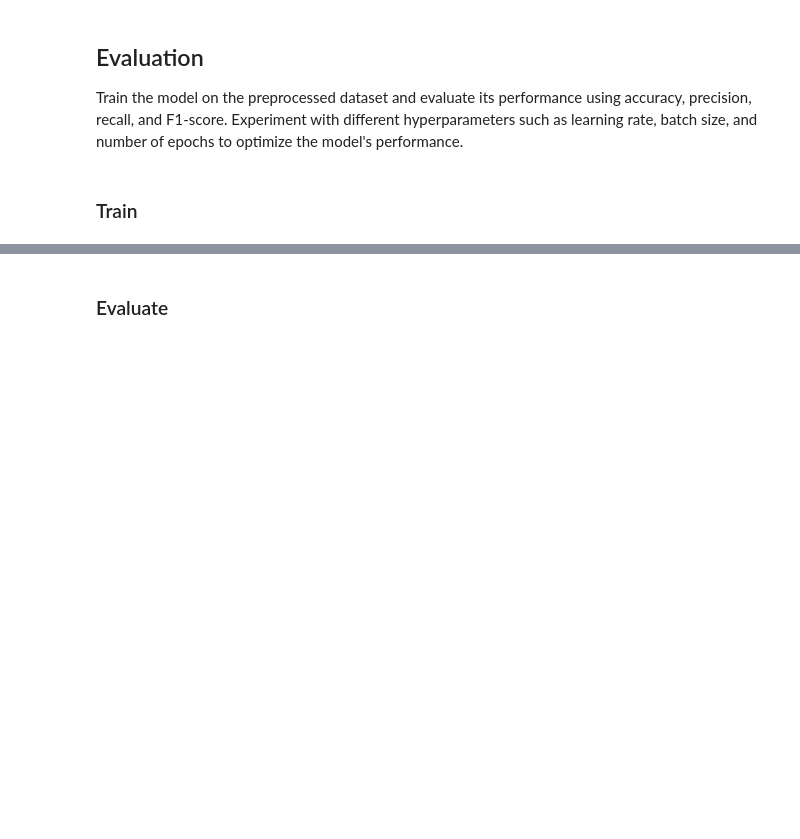
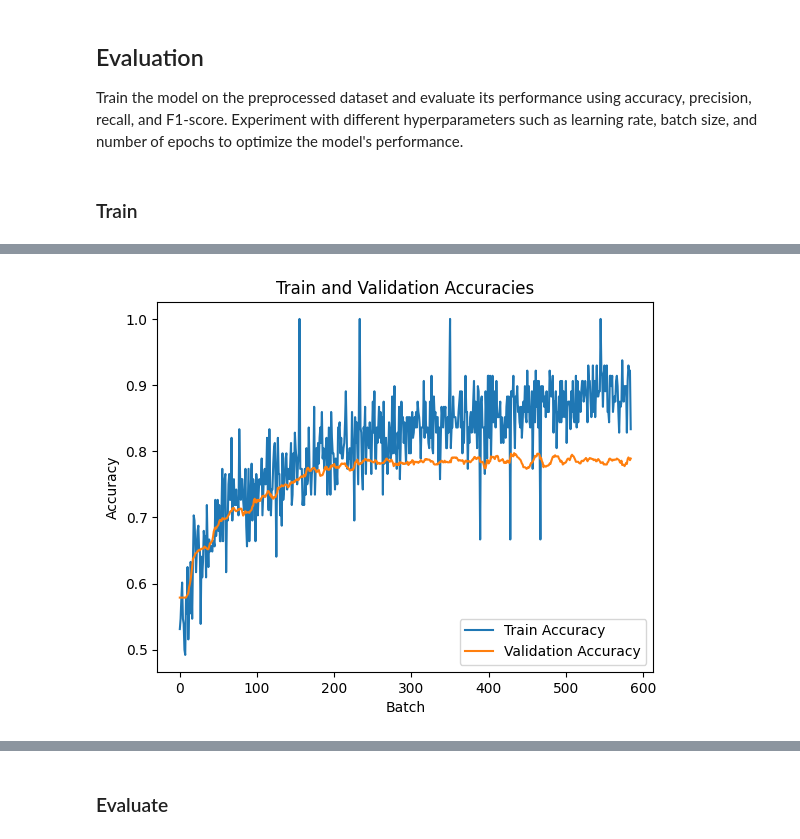
Before and after one commit to SebastianKropp/DisasterDetectionModel, a Jupyter notebook: Transformer.ipynb, the cells around one changed output, grey strips where cells are left out. Cells and saved outputs as stored; diff of their text form; code cells hidden in the pictures; blank space fills up the shorter version.

```diff
--- a/Transformer.ipynb
+++ b/Transformer.ipynb
@@ -100,13 +114,13 @@ print("Attention Mask:", attention_masks[0])
 # ----- Build train dataset -----
 
 # Preprocess the text data
-train_input_ids, train_attention_masks = preprocess(train_texts, tokenizer)
+train_input_ids, train_attention_masks, train_features_tensor = preprocess(train_texts, tokenizer, train_features)
 
 # Convert train_labels to a list, then to a tensor
 train_labels_tensor = torch.tensor(train_labels.tolist()).to(device)
 
 # Build train dataset
-train_dataset = torch.utils.data.TensorDataset(train_input_ids, train_attention_masks, train_labels_tensor)
+train_dataset = torch.utils.data.TensorDataset(train_input_ids, train_attention_masks, train_features_tensor, train_labels_tensor)
 
 # Split the dataset into train and validation sets
 train_size = int(0.8 * len(train_dataset))
@@ -116,13 +130,13 @@ train_dataset, val_dataset = torch.utils.data.random_split(train_dataset, [train
 # ------ Build test dataset -----
 
 # Preprocess the text data
-test_input_ids, test_attention_masks = preprocess(test_texts, tokenizer)
+test_input_ids, test_attention_masks, test_features_tensor = preprocess(test_texts, tokenizer, test_features)
 
 # Convert train_labels to a list, then to a tensor
 test_labels_tensor = torch.tensor(test_labels.tolist()).to(device)
 
 # Build test dataset
-test_dataset = torch.utils.data.TensorDataset(test_input_ids, test_attention_masks, test_labels_tensor)
+test_dataset = torch.utils.data.TensorDataset(test_input_ids, test_attention_masks, test_features_tensor, test_labels_tensor)
 # %%
 # Define batch size
 batch_size = 128
@@ -163,7 +231,7 @@ Train the model on the preprocessed dataset and evaluate its performance using a
 # %% [markdown]
 ### Train
 # %%
-def train_model(model, optimizer, criterion, trainloader, valloader):
+def train_model(model, optimizer, criterion, trainloader, valloader, use_features=False):
   model.train()
 
   losses = []  # List to store the loss after each epoch
@@ -176,13 +244,16 @@ def train_model(model, optimizer, criterion, trainloader, valloader):
       running_loss = 0.0
 
       for batch in trainloader:
-          input_ids, attention_masks, labels = batch
-          input_ids, attention_masks, labels = input_ids.to(device), attention_masks.to(device), labels.to(device)
+          input_ids, attention_masks, features, labels = batch
+          input_ids, attention_masks, features, labels = input_ids.to(device), attention_masks.to(device), features.to(device), labels.to(device)
 
           optimizer.zero_grad()
 
           # Forward pass
-          outputs = model(input_ids, attention_mask=attention_masks)
+          if use_features:
+            outputs = model(input_ids=input_ids, attention_mask=attention_masks, features=features)
+          else:
+            outputs = model(input_ids=input_ids, attention_mask=attention_masks)
 
           if hasattr(outputs, 'logits'):
               # BERT model
@@ -190,10 +261,7 @@ def train_model(model, optimizer, criterion, trainloader, valloader):
               loss = criterion(logits, labels)
           else:
               # GPT model
-              #hidden_states = outputs.last_hidden_state.to(device)
-              #logits = model.classifier(hidden_states)
-              #labels = F.one_hot(labels, num_labels).float().to(device)
-              logits = outputs.last_hidden_state[:, 0, :]
+              logits = outputs.last_hidden_state[:, 0, :].to(device)
               loss = criterion(logits, labels.long())
 
           # Backward pass and optimization
@@ -210,7 +278,7 @@ def train_model(model, optimizer, criterion, trainloader, valloader):
           accuracies.append(batch_accuracy)
 
           # Uncomment to calculate validation accuracy (takes more time)
-          val_accuracy, _, _, _, _ = evaluate_model(model, valloader, False)
+          val_accuracy, _, _, _, _ = evaluate_model(model, valloader, False, use_features=use_features)
           val_accuracies.append(val_accuracy)
 
       # Check if the current validation accuracy is better than the previous best
@@ -238,11 +306,18 @@ epochs = 50
 patience = 2
 
 # Define the optimizer and criterion
-optimizer = optim.AdamW(model.parameters(), lr=learning_rate) # best learning rate: 1e-5, avg result: ~80%
-#optimizer = optim.RMSprop(model.parameters(), lr=learning_rate) # best learning rate: 1e-5, avg result: ~81% accuracy
-#optimizer = optim.Adam(model.parameters(), lr=learning_rate) # best learning rate: 1e-5, avg result: ~80% accuracy
+optimizer1 = optim.AdamW(model1.parameters(), lr=learning_rate) # best learning rate: 1e-5, avg result: ~80%
+#optimizer1 = optim.RMSprop(model1.parameters(), lr=learning_rate) # best learning rate: 1e-5, avg result: ~81% accuracy
+#optimizer1 = optim.Adam(model1.parameters(), lr=learning_rate) # best learning rate: 1e-5, avg result: ~80% accuracy
+
+optimizer2 = optim.AdamW(model2.parameters(), lr=learning_rate) # best learning rate: 1e-5, avg result: ~80%
+#optimizer2 = optim.RMSprop(model2.parameters(), lr=learning_rate) # best learning rate: 1e-5, avg result: ~81% accuracy
+#optimizer2 = optim.Adam(model2.parameters(), lr=learning_rate) # best learning rate: 1e-5, avg result: ~80% accuracy
 
 criterion = nn.CrossEntropyLoss()  # CrossEntropyLoss for multi-class classification
 
 # Define the scheduler to adjust learning rate
 #scheduler = get_linear_schedule_with_warmup(optimizer, num_warmup_steps=0, num_training_steps=len(trainloader) * epochs)
+# %%
+# Train model1
+losses1, accuracies1, val_accuracies1 = train_model(model1, optimizer1, criterion, trainloader, valloader, use_features=True)
@@ -261,10 +360,12 @@ Train Epoch: 7  Loss: 0.418692  Train Accuracy: 0.8333  Validation Accuracy: 0.7
 Early stopping triggered. No improvement in validation accuracy for 2 epochs.
 # %%
 # Compare train and validation accuracy during training
-plt.plot(accuracies, label='Train Accuracy')
-plt.plot(val_accuracies, label='Validation Accuracy')
+plt.plot(accuracies1, label='Train Accuracy')
+plt.plot(val_accuracies1, label='Validation Accuracy')
 plt.xlabel('Batch')
 plt.ylabel('Accuracy')
 plt.title('Train and Validation Accuracies')
 plt.legend()
 plt.show()
+# %% [output]
+[figure, added]
```
Also changed, not shown: parts of 26 cells of this notebook.
